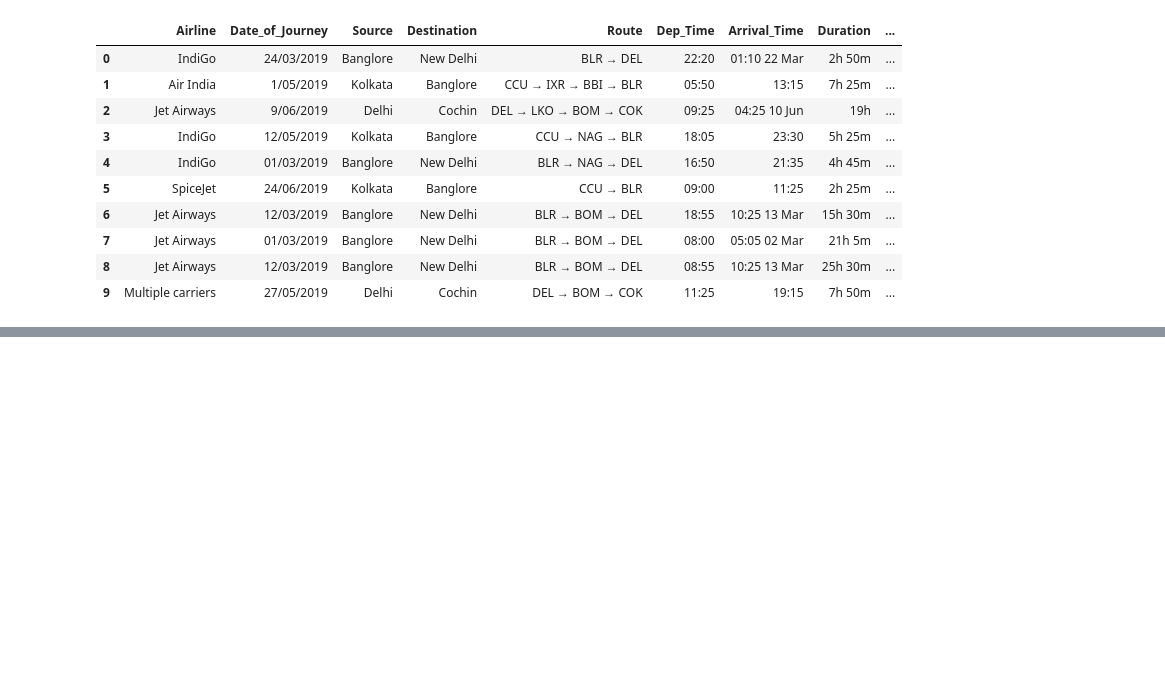
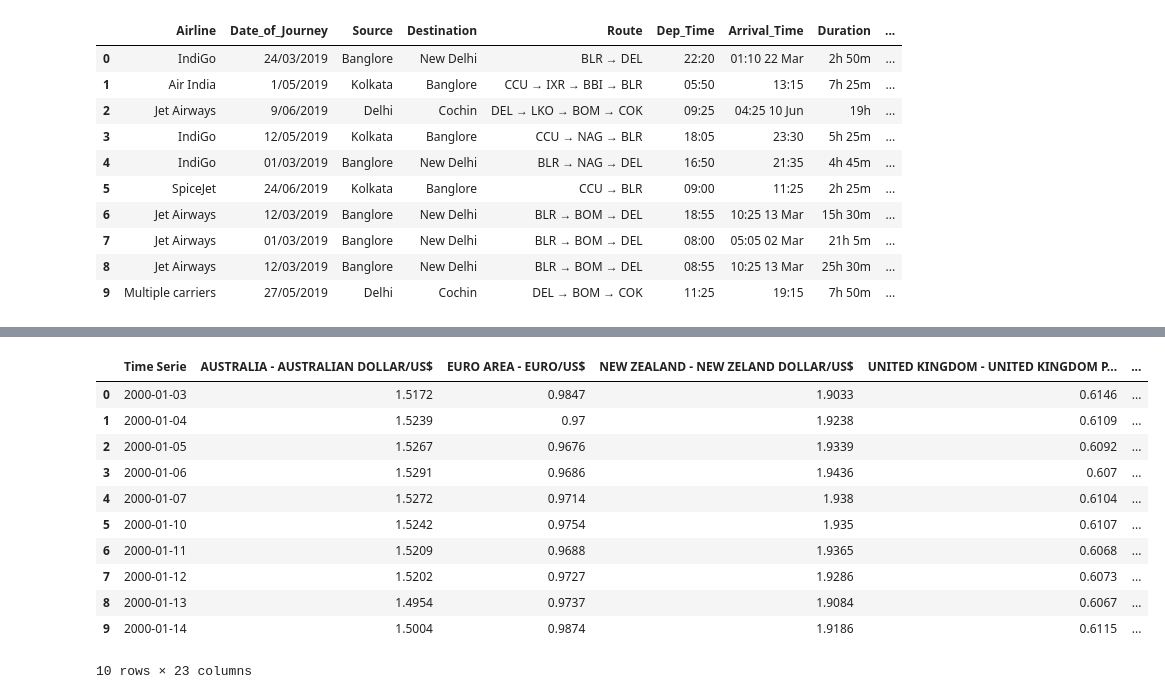
Before and after one commit to Helzheng123/datasci_1_loading, a Jupyter notebook: hha507_wk1_assignment.ipynb, the cells around one changed output, grey strips where cells are left out. Drawn from its saved outputs; the diff is of its cells as text; code cells hidden in the pictures; blank space fills up the shorter version.

```diff
--- a/hha507_wk1_assignment.ipynb
+++ b/hha507_wk1_assignment.ipynb
@@ -94,0 +123,16 @@ flight_info.head(10)
+# %%
+foreign_exchange_rate = pd.read_excel('Foreign_Exchange_Rates.xlsx')
+foreign_exchange_rate.head(10)
+# %% [output]
+|  | Time Serie | AUSTRALIA - AUSTRALIAN DOLLAR/US$ | EURO AREA - EURO/US$ | NEW ZEALAND - NEW ZELAND DOLLAR/US$ | UNITED KINGDOM - UNITED KINGDOM P... | ... |
+| 0 | 2000-01-03 | 1.5172 | 0.9847 | 1.9033 | 0.6146 | ... |
+| 1 | 2000-01-04 | 1.5239 | 0.97 | 1.9238 | 0.6109 | ... |
+| 2 | 2000-01-05 | 1.5267 | 0.9676 | 1.9339 | 0.6092 | ... |
+| 3 | 2000-01-06 | 1.5291 | 0.9686 | 1.9436 | 0.607 | ... |
+| 4 | 2000-01-07 | 1.5272 | 0.9714 | 1.938 | 0.6104 | ... |
+| 5 | 2000-01-10 | 1.5242 | 0.9754 | 1.935 | 0.6107 | ... |
+| 6 | 2000-01-11 | 1.5209 | 0.9688 | 1.9365 | 0.6068 | ... |
+| 7 | 2000-01-12 | 1.5202 | 0.9727 | 1.9286 | 0.6073 | ... |
+| 8 | 2000-01-13 | 1.4954 | 0.9737 | 1.9084 | 0.6067 | ... |
+| 9 | 2000-01-14 | 1.5004 | 0.9874 | 1.9186 | 0.6115 | ... |
+10 rows × 23 columns
```
Also changed, not shown: parts of 5 cells of this notebook.
